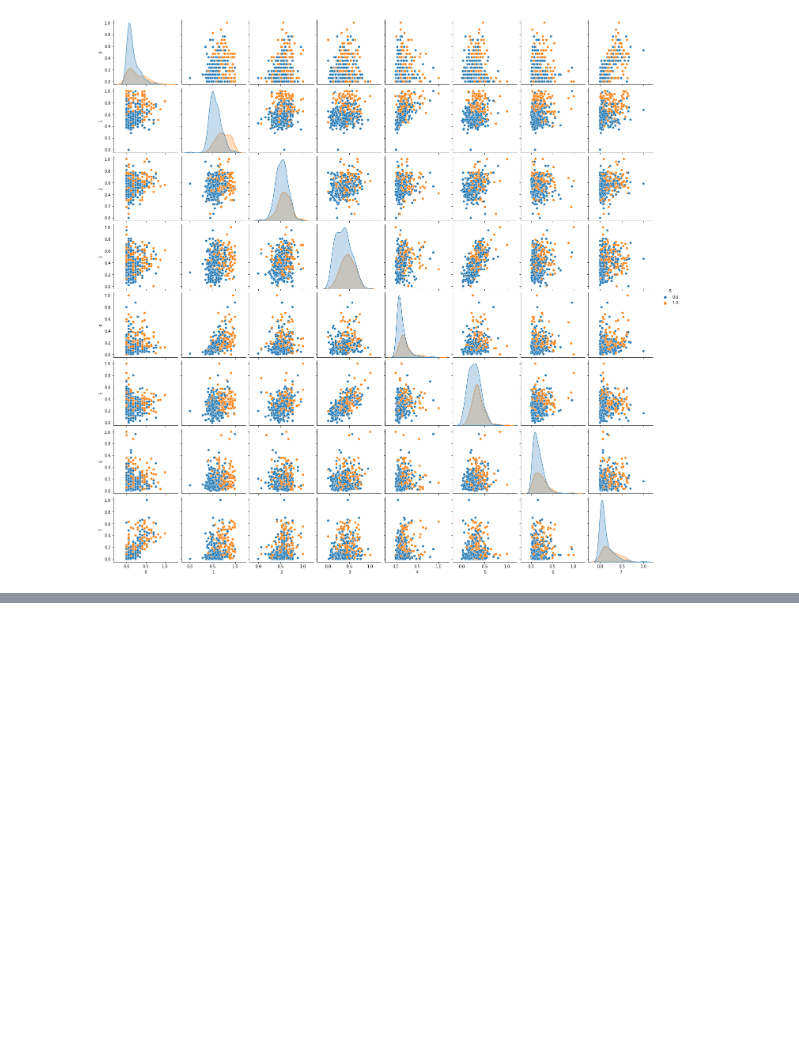
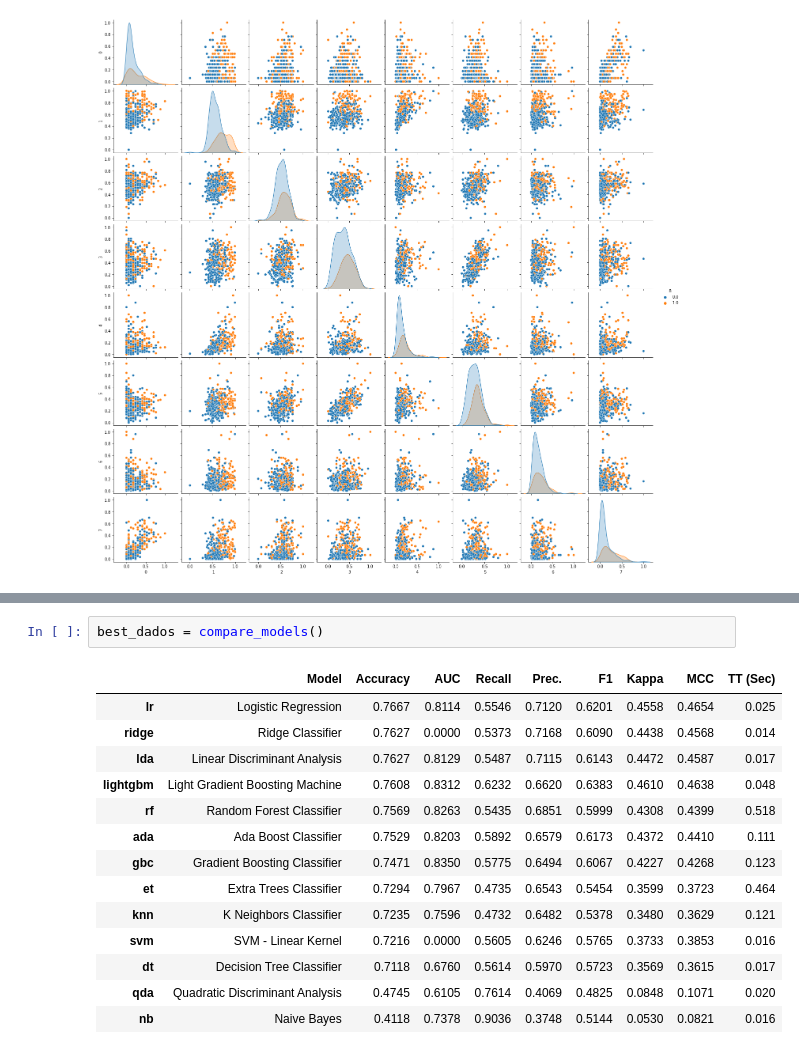
Before and after one commit to diego2017003/correlacao, a Jupyter notebook: aula_correlacao.ipynb, the cells around one changed output, grey strips where cells are left out. Drawn from its saved outputs; the diff is of its cells as text; blank space fills up the shorter version.

```diff
--- a/aula_correlacao.ipynb
+++ b/aula_correlacao.ipynb
@@ -126,0 +248,17 @@ sns.pairplot(data = df2,hue=8)
+# %%
+best_dados = compare_models()
+# %% [output]
+|  | Model | Accuracy | AUC | Recall | Prec. | F1 | Kappa | MCC | TT (Sec) |
+| lr | Logistic Regression | 0.7667 | 0.8114 | 0.5546 | 0.7120 | 0.6201 | 0.4558 | 0.4654 | 0.025 |
+| ridge | Ridge Classifier | 0.7627 | 0.0000 | 0.5373 | 0.7168 | 0.6090 | 0.4438 | 0.4568 | 0.014 |
+| lda | Linear Discriminant Analysis | 0.7627 | 0.8129 | 0.5487 | 0.7115 | 0.6143 | 0.4472 | 0.4587 | 0.017 |
+| lightgbm | Light Gradient Boosting Machine | 0.7608 | 0.8312 | 0.6232 | 0.6620 | 0.6383 | 0.4610 | 0.4638 | 0.048 |
+| rf | Random Forest Classifier | 0.7569 | 0.8263 | 0.5435 | 0.6851 | 0.5999 | 0.4308 | 0.4399 | 0.518 |
+| ada | Ada Boost Classifier | 0.7529 | 0.8203 | 0.5892 | 0.6579 | 0.6173 | 0.4372 | 0.4410 | 0.111 |
+| gbc | Gradient Boosting Classifier | 0.7471 | 0.8350 | 0.5775 | 0.6494 | 0.6067 | 0.4227 | 0.4268 | 0.123 |
+| et | Extra Trees Classifier | 0.7294 | 0.7967 | 0.4735 | 0.6543 | 0.5454 | 0.3599 | 0.3723 | 0.464 |
+| knn | K Neighbors Classifier | 0.7235 | 0.7596 | 0.4732 | 0.6482 | 0.5378 | 0.3480 | 0.3629 | 0.121 |
+| svm | SVM - Linear Kernel | 0.7216 | 0.0000 | 0.5605 | 0.6246 | 0.5765 | 0.3733 | 0.3853 | 0.016 |
+| dt | Decision Tree Classifier | 0.7118 | 0.6760 | 0.5614 | 0.5970 | 0.5723 | 0.3569 | 0.3615 | 0.017 |
+| qda | Quadratic Discriminant Analysis | 0.4745 | 0.6105 | 0.7614 | 0.4069 | 0.4825 | 0.0848 | 0.1071 | 0.020 |
+| nb | Naive Bayes | 0.4118 | 0.7378 | 0.9036 | 0.3748 | 0.5144 | 0.0530 | 0.0821 | 0.016 |
```
Also changed, not shown: parts of 15 cells of this notebook.
